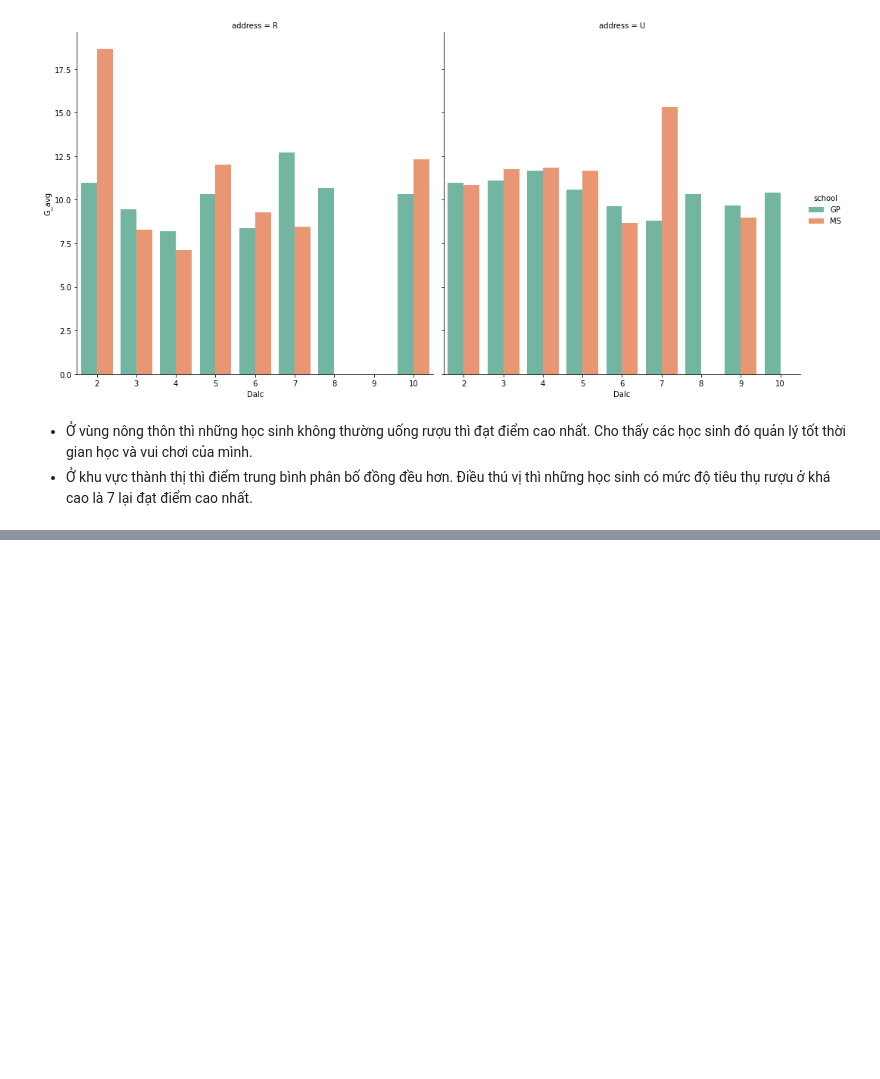
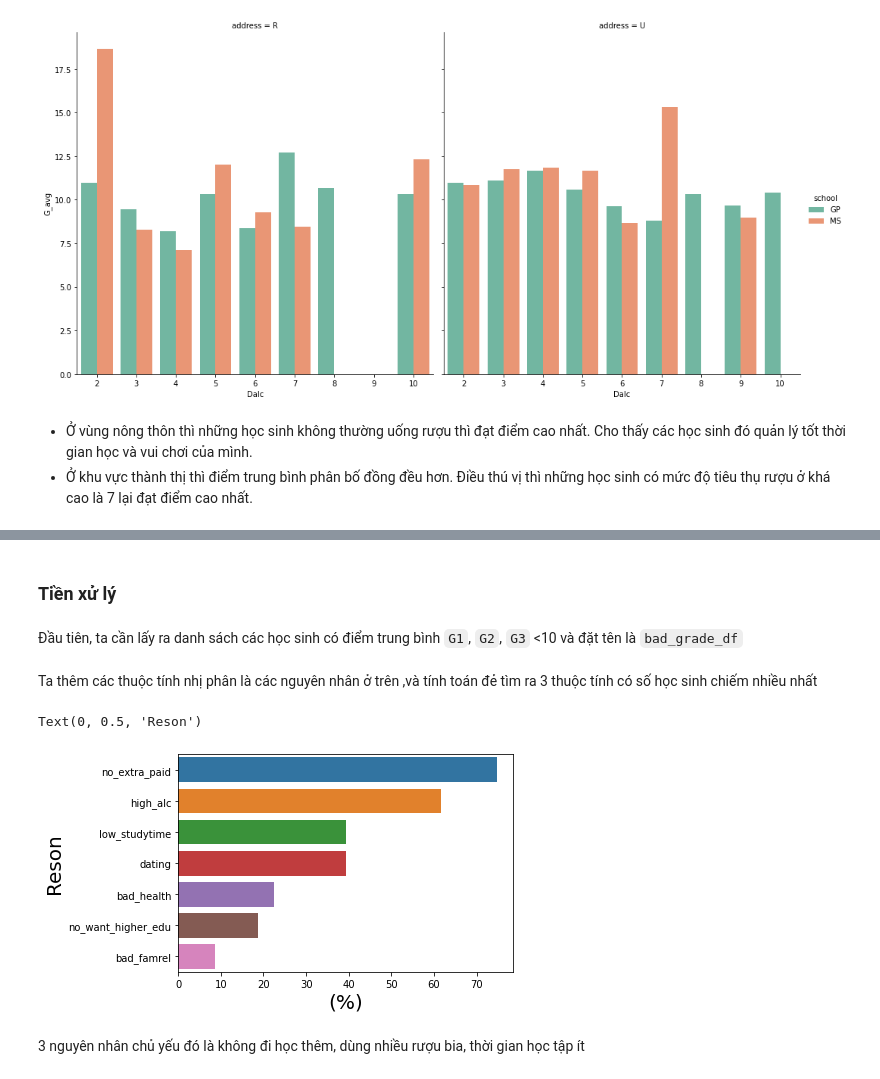
Before and after one commit to ngohuudang/P4DS_FinalProject, a Jupyter notebook: final.ipynb, the cells around one changed output, grey strips where cells are left out. Saved outputs shown, nothing was run; the diff lists cells and outputs as text; code cells hidden in the pictures; blank space fills up the shorter version.

```diff
--- a/final.ipynb
+++ b/final.ipynb
@@ -294,12 +296,15 @@ student_df["Medu"].value_counts().idxmin()
 - Cột mức độ uống rượu của học sinh ta sẽ lấy cột mức độ uống rượu hàng ngày cộng với uống rượu cuối tuần
 # %%
 #Tính điểm trung bình của 3 kì thi
-student_df["G_avg"] = (student_df["G1"] + student_df["G2"]+student_df["G3"])/3
-student_df["Dalc"] = student_df["Dalc"] + student_df["Walc"]
+student_df["G_avg"] = (student_df["G1"] + \
+                       student_df["G2"] + \
+                       student_df["G3"]) / 3
+student_mat_df = student_df.loc[student_df["subject"] == "M"]
+student_mat_df["Dalc"] = student_mat_df["Dalc"] + student_mat_df["Walc"]
 # %% [markdown]
 - Giá trị của thời gian học từ mức 1 đến 4 ta sẽ thay thế giá trị rõ hơn cho nó để dễ dàng quan sát
 # %%
-student_df['studytime'] = student_df['studytime'].replace({
+student_mat_df['studytime'] = student_mat_df['studytime'].replace({
     1: '< 2 giờ',
     2: '2 - 5 giờ',
     3: '5 - 10 giờ',
@@ -401,0 +419,35 @@ multivariatte_factplot(hue="school", col="address", df=student_mat_df, cs=2)
+# %% [markdown]
+### Tiền xử lý
+# %% [markdown]
+Đầu tiên, ta cần lấy ra danh sách các học sinh có điểm trung bình `G1`, `G2`, `G3` <10 và đặt tên là `bad_grade_df`
+# %%
+bad_grade_df = student_df[student_df["G_avg"]<10]
+# %% [markdown]
+Ta thêm các thuộc tính nhị phân là các nguyên nhân ở trên ,và tính toán đẻ tìm ra 3 thuộc tính có số học sinh chiếm nhiều nhất
+# %%
+bad_grade_df["high_alc"] = (bad_grade_df["Dalc"] + bad_grade_df["Walc"]) < 5
+bad_grade_df["bad_famrel"] = bad_grade_df["famrel"] <3
+bad_grade_df["low_studytime"] = bad_grade_df["studytime"] == 1
+bad_grade_df["dating"] = bad_grade_df["romantic"] == "yes"
+bad_grade_df["no_extra_paid"] = bad_grade_df["paid"]  == "no"
+bad_grade_df["no_want_higher_edu"] = bad_grade_df["higher"] == "no"
+bad_grade_df["bad_health"] = bad_grade_df["health"]<3
+df = bad_grade_df[["high_alc",
+    "bad_famrel",
+    "low_studytime",
+    "dating",
+    "no_extra_paid",
+    "no_want_higher_edu",
+    "bad_health",
+   ]]
+
+df = df.agg(lambda x : (x==1).sum()*100/x.count())
+df = df.sort_values(ascending=False)
+p = sns.barplot(y=df.keys(),x=df.values);
+p.set_xlabel("(%)",fontsize = 20)
+p.set_ylabel("Reson", fontsize = 20)
+# %% [output]
+Text(0, 0.5, 'Reson')
+[figure, added]
+# %% [markdown]
+3 nguyên nhân chủ yếu đó là không đi học thêm, dùng nhiều rượu bia, thời gian học tập ít
```
Also changed, not shown: parts of 16 cells of this notebook.
